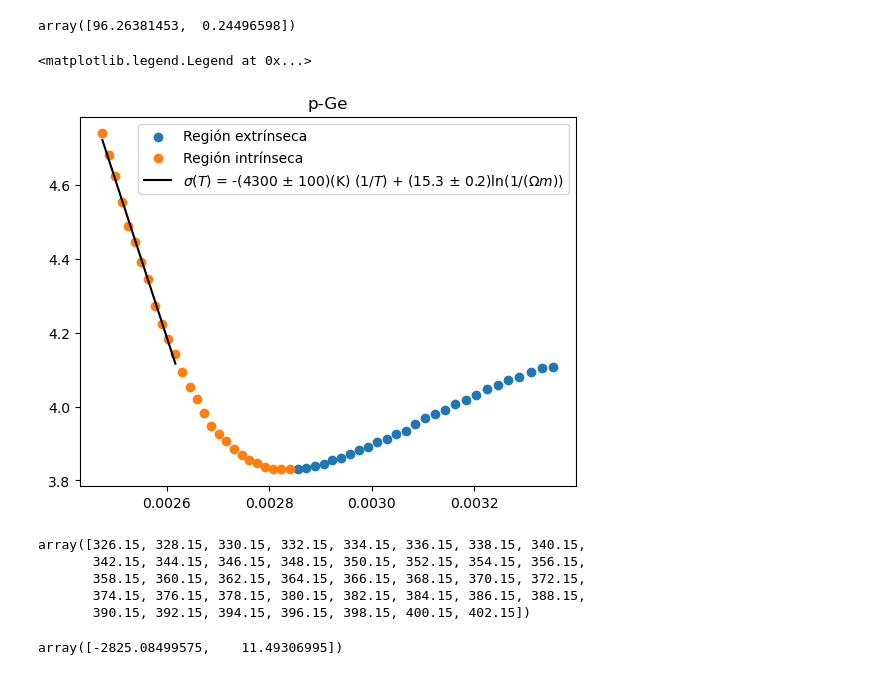
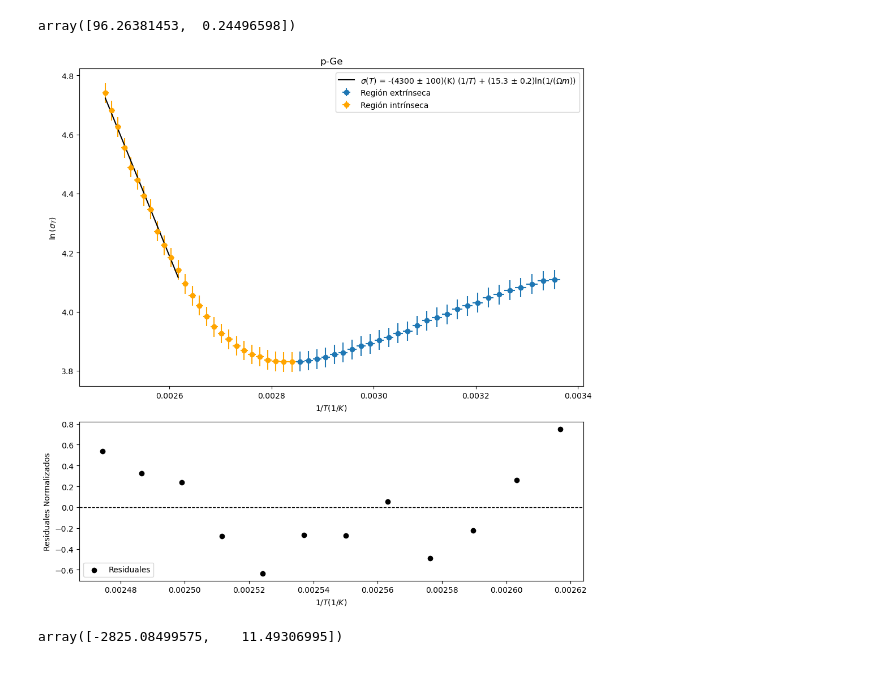
Before and after one commit to QuantumPower4/LabIntermedio2024-2, a Jupyter notebook: Efecto Hall/EfectoHall.ipynb, the cells around one changed output. Saved outputs shown, nothing was run; the diff lists cells and outputs as text; code cells hidden in the pictures.

```diff
--- a/Efecto Hall/EfectoHall.ipynb
+++ b/Efecto Hall/EfectoHall.ipynb
@@ -771,7 +834,11 @@ VL1p = np.array([0.986, 0.990, 1.001, 1.013, 1.022, 1.037,
 
 R1p = VL1p / (30*1e-3)
 
+sigma_R1p = np.sqrt((0.001**2*(30*1e-3)**2 + (1*1e-3)**2*VL1p**2)/(30*1e-3)**4)
+
 log_sigma_T1p = np.log(l/(R1p*At))
+
+sigma_log_sigma_T1p = sigma_R1p/R1p
 # %%
 popt_fermip1, pcov_fermip1 = curve_fit(linear_function, 1/temp1p[np.argmax(VL1p)+15:], log_sigma_T1p[np.argmax(VL1p)+15:])
 popt_fermip1
@@ -787,15 +854,32 @@ popt_inc_fermip1
 # %% [output]
 array([96.26381453,  0.24496598])
 # %%
-plt.scatter(1/temp1p[:np.argmax(VL1p)],log_sigma_T1p[:np.argmax(VL1p)],label="Región extrínseca")
-plt.scatter(1/temp1p[np.argmax(VL1p):],log_sigma_T1p[np.argmax(VL1p):], label="Región intrínseca")
-plt.plot(1/temp1p[np.argmax(VL1p)+15:], linear_function(1/temp1p[np.argmax(VL1p)+15:],*popt_fermip1),color="black",
+fig, ax = plt.subplots(2, 1, figsize=(10, 10), gridspec_kw={'height_ratios': [2, 1]})
+
+ax[0].errorbar(1/temp1p[:np.argmax(VL1p)],log_sigma_T1p[:np.argmax(VL1p)],label="Región extrínseca",fmt="o",
+    xerr=1/temp1p[:np.argmax(VL1p)]**2, yerr=sigma_log_sigma_T1p[:np.argmax(VL1p)])
+ax[0].errorbar(1/temp1p[np.argmax(VL1p):],log_sigma_T1p[np.argmax(VL1p):], label="Región intrínseca",fmt="o",color="orange",
+    xerr=1/temp1p[np.argmax(VL1p):]**2, yerr=sigma_log_sigma_T1p[np.argmax(VL1p):])
+ax[0].plot(1/temp1p[np.argmax(VL1p)+15:], linear_function(1/temp1p[np.argmax(VL1p)+15:],*popt_fermip1),color="black",
 label=f'$\sigma(T)$ = -(4300 ± 100)(K) $(1/T)$ + ({popt_fermip1[1]:.1f} ± {popt_inc_fermip1[1]:.1f})$\ln(1/(\Omega m))$')
-plt.title("p-Ge")
-plt.legend()
+ax[0].set_title("p-Ge")
+ax[0].set_xlabel("$1/T (1/K)$")
+ax[0].set_ylabel("$\ln{(\sigma_T)}$")
+ax[0].legend()
+
+Residualsfermip = (log_sigma_T1p[np.argmax(VL1p)+15:] - linear_function(1/temp1p[np.argmax(VL1p)+15:],*popt_fermip1))/sigma_log_sigma_T1p[np.argmax(VL1p)+15:]
+
+ax[1].scatter(1/temp1p[np.argmax(VL1p)+15:], Residualsfermip, alpha=1, label='Residuales', color = "k")
+ax[1].axhline(0, color='black', linewidth=1, linestyle='--')
+ax[1].set_xlabel('$1/T (1/K)$')
+ax[1].set_ylabel('Residuales Normalizados')
+ax[1].legend(loc='lower left')
+
+
+plt.tight_layout()
+plt.show()
 # %% [output]
-<matplotlib.legend.Legend at 0x...>
-[figure, old version]
+[figure, new version]
 # %%
 #4.1 p-Ge
 
@@ -816,11 +904,3 @@ log_sigma_T1n = np.log(l/(R1n*At))
-# %%
-temp1n
-# %% [output]
-array([326.15, 328.15, 330.15, 332.15, 334.15, 336.15, 338.15, 340.15,
-       342.15, 344.15, 346.15, 348.15, 350.15, 352.15, 354.15, 356.15,
-       358.15, 360.15, 362.15, 364.15, 366.15, 368.15, 370.15, 372.15,
-       374.15, 376.15, 378.15, 380.15, 382.15, 384.15, 386.15, 388.15,
-       390.15, 392.15, 394.15, 396.15, 398.15, 400.15, 402.15])
 # %%
 popt_fermin1, pcov_fermin1 = curve_fit(linear_function, 1/temp1n[np.argmax(VL1n)+25:], log_sigma_T1n[np.argmax(VL1n)+25:])
 popt_fermin1
```
Also changed, not shown: parts of 10 cells of this notebook, 10 other files.
